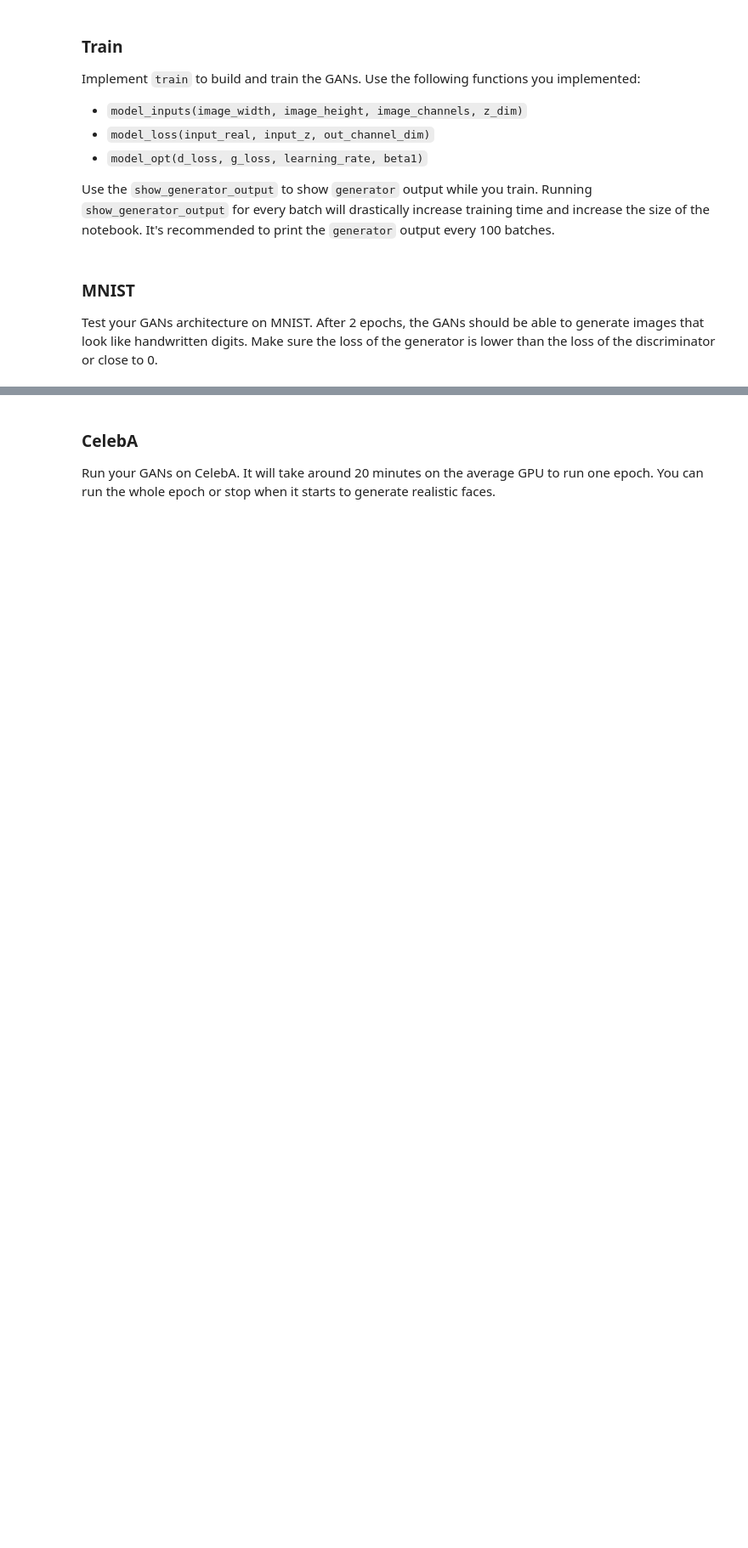
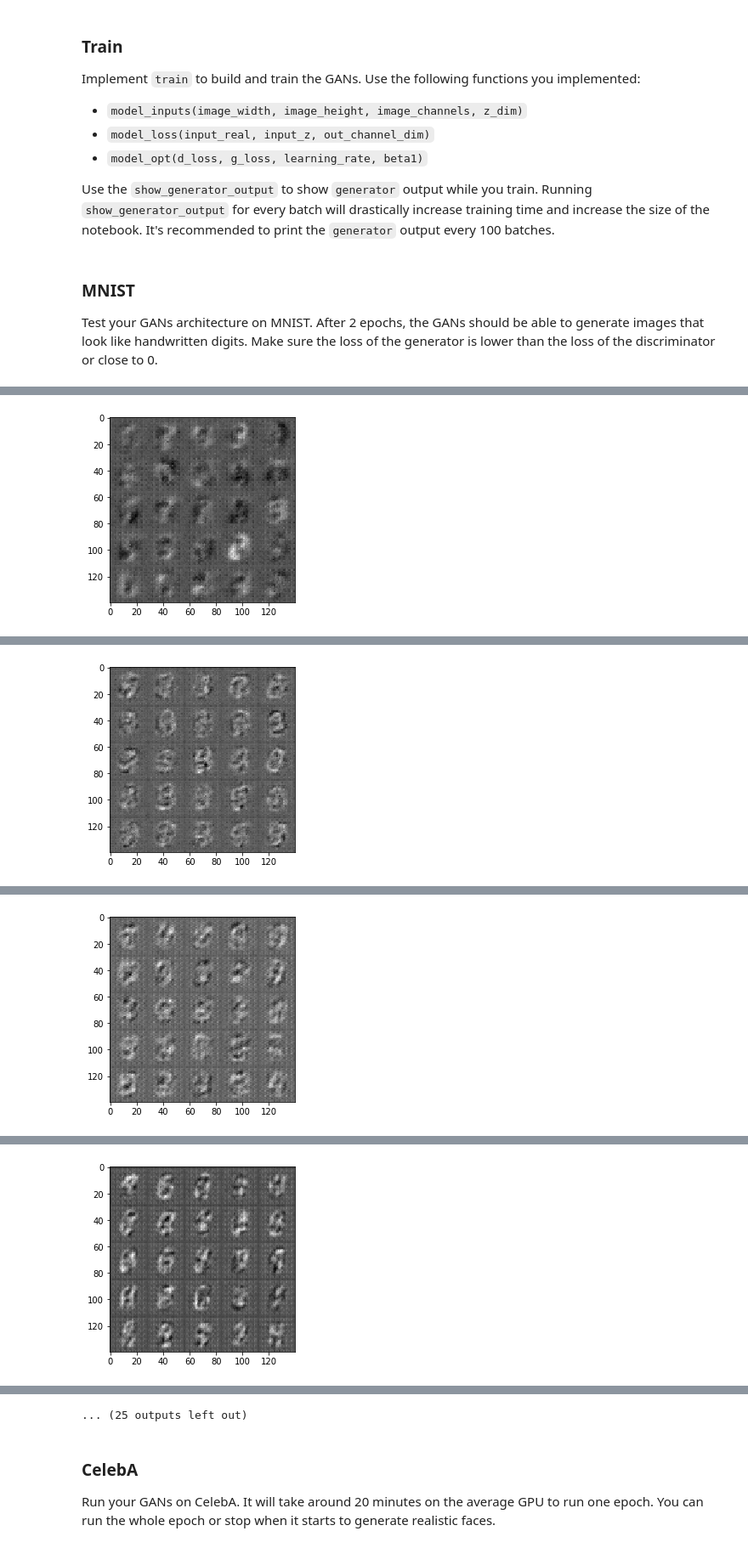
Before and after one commit to danresende/dlnd-projects, a Jupyter notebook: dlnd-project-5/dlnd_face_generation.ipynb, the cells around one changed output, grey strips where cells are left out. Shown at 85% size. Saved outputs shown, nothing was run; the diff lists cells and outputs as text; code cells hidden in the pictures; blank space fills up the shorter version.

```diff
--- a/dlnd-project-5/dlnd_face_generation.ipynb
+++ b/dlnd-project-5/dlnd_face_generation.ipynb
@@ -133,7 +134,7 @@ Tests Passed
 ### Discriminator
 Implement `discriminator` to create a discriminator neural network that discriminates on `images`.  This function should be able to reuse the variabes in the neural network.  Use [`tf.variable_scope`](https://www.tensorflow.org/api_docs/python/tf/variable_scope) with a scope name of "discriminator" to allow the variables to be reused.  The function should return a tuple of (tensor output of the generator, tensor logits of the generator).
 # %%
-def discriminator(images, reuse=False, alpha=0.01):
+def discriminator(images, reuse=False, alpha=0.2):
     """
     Create the discriminator network
     :param image: Tensor of input image(s)
@@ -142,18 +143,14 @@ def discriminator(images, reuse=False, alpha=0.01):
     """
     # TODO: Implement Function
     with tf.variable_scope('discriminator', reuse=reuse):
-        x1 = tf.layers.conv2d(images, 64, 5, strides=2, padding='same')
+        x1 = tf.layers.conv2d(images, 256, 3, strides=2, padding='same')
         relu1 = tf.maximum(alpha * x1, x1)
 
-        x2 = tf.layers.conv2d(relu1, 128, 5, strides=2, padding='same')
+        x2 = tf.layers.conv2d(relu1, 512, 3, strides=2, padding='same')
         bn2 = tf.layers.batch_normalization(x2, training=True)
         relu2 = tf.maximum(alpha * bn2, bn2)
 
-        x3 = tf.layers.conv2d(relu2, 256, 5, strides=2, padding='same')
-        bn3 = tf.layers.batch_normalization(x3, training=True)
-        relu3 = tf.maximum(alpha * bn3, bn3)
-
-        flat = tf.reshape(relu3, (-1, 4*4*256))
+        flat = tf.reshape(relu2, (-1, 7*7*512))
         logits = tf.layers.dense(flat, 1)
         out = tf.sigmoid(logits)
 
@@ -170,7 +167,7 @@ Tests Passed
 ### Generator
 Implement `generator` to generate an image using `z`. This function should be able to reuse the variabes in the neural network.  Use [`tf.variable_scope`](https://www.tensorflow.org/api_docs/python/tf/variable_scope) with a scope name of "generator" to allow the variables to be reused. The function should return the generated 28 x 28 x `out_channel_dim` images.
 # %%
-def generator(z, out_channel_dim, is_train=True, alpha=0.01):
+def generator(z, out_channel_dim, is_train=True, alpha=0.2):
     """
     Create the generator network
     :param z: Input z
@@ -186,7 +183,7 @@ def generator(z, out_channel_dim, is_train=True, alpha=0.01):
         x1 = tf.layers.batch_normalization(x1, training=is_train)
         x1 = tf.maximum(alpha * x1, x1)
 
-        x2 = tf.layers.conv2d_transpose(x1, 256, 5, strides=2, padding='same')
+        x2 = tf.layers.conv2d_transpose(x1, 256, 3, strides=2, padding='same')
         x2 = tf.layers.batch_normalization(x2, training=is_train)
         x2 = tf.maximum(alpha * x2, x2)
 
@@ -322,12 +319,13 @@ def train(epoch_count, batch_size, z_dim, learning_rate, beta1, get_batches, dat
     :param data_image_mode: The image mode to use for images ("RGB" or "L")
     """
     # TODO: Build Model
-    if data_image_model == 'RGB':
+
+    if data_image_mode == 'RGB':
         data_depth = 3
     else:
         data_depth = 1
 
-    input_real, input_z, learning_rate = model_inputs(data_shape[0], data_shape[1], data_depth, z_dim)
+    input_real, input_z, learn_rate = model_inputs(data_shape[1], data_shape[2], data_depth, z_dim)
     d_loss, g_loss = model_loss(input_real, input_z, data_depth)
     d_train_opt, g_train_opt = model_opt(d_loss, g_loss, learning_rate, beta1)
 
@@ -335,16 +333,17 @@ def train(epoch_count, batch_size, z_dim, learning_rate, beta1, get_batches, dat
 
     with tf.Session() as sess:
         sess.run(tf.global_variables_initializer())
+
         for epoch_i in range(epoch_count):
             for batch_images in get_batches(batch_size):
                 # TODO: Train Model
                 step += 1
 
-                batch_z = np.random.uniform(-1, 1, size=(batch_size, z_size))
+                batch_z = np.random.uniform(-1, 1, size=(batch_size, z_dim))
 
                 d_feed_dict = {input_real: batch_images,
                                input_z: batch_z,
-                               learning_rate:learning_rate
+                               learn_rate:learning_rate
                               }
 
                 g_feed_dict = {input_z: batch_z}
@@ -356,22 +355,20 @@ def train(epoch_count, batch_size, z_dim, learning_rate, beta1, get_batches, dat
                     train_loss_d = sess.run(d_loss, feed_dict=d_feed_dict)
                     train_loss_g = sess.run(g_loss, feed_dict=g_feed_dict)
 
-                    print("Epoch {}/{}...".format(e+1, epochs),
+                    print("Iteration {}...".format(step),
                           "Discriminator Loss: {:.4f}...".format(train_loss_d),
                           "Generator Loss: {:.4f}".format(train_loss_g))
 
-                if step % 100 == 0:
-                    show_generator_output(sess, batch_images, batch_z, data_depth, data_image_model)
-
-        saver.save(sess, './checkpoints/generator.ckpt')
+                if step % 50 == 0:
+                    show_generator_output(sess, 25, input_z, data_depth, data_image_mode)
 # %% [markdown]
 ### MNIST
 Test your GANs architecture on MNIST.  After 2 epochs, the GANs should be able to generate images that look like handwritten digits.  Make sure the loss of the generator is lower than the loss of the discriminator or close to 0.
 # %%
-batch_size = None
-z_dim = None
-learning_rate = None
-beta1 = None
+batch_size = 128
+z_dim = 100
+learning_rate = 0.0002
+beta1 = 0.5
 
 
 """
@@ -383,3 +380,4 @@ mnist_dataset = helper.Dataset('mnist', glob(os.path.join(data_dir, 'mnist/*.jpg
 with tf.Graph().as_default():
     train(epochs, batch_size, z_dim, learning_rate, beta1, mnist_dataset.get_batches,
           mnist_dataset.shape, mnist_dataset.image_mode)
+# %% [output]
@@ -385,0 +389 @@ with tf.Graph().as_default():
+[figure, added]
@@ -385,0 +395 @@ with tf.Graph().as_default():
+[figure, added]
@@ -385,0 +401 @@ with tf.Graph().as_default():
+[figure, added]
@@ -385,0 +407 @@ with tf.Graph().as_default():
+[figure, added]
@@ -386,3 +420,4 @@ with tf.Graph().as_default():
+... (25 outputs left out)
 # %% [markdown]
 ### CelebA
 Run your GANs on CelebA.  It will take around 20 minutes on the average GPU to run one epoch.  You can run the whole epoch or stop when it starts to generate realistic faces.
```
Also changed, not shown: parts of 6 cells of this notebook, 1 other file.
